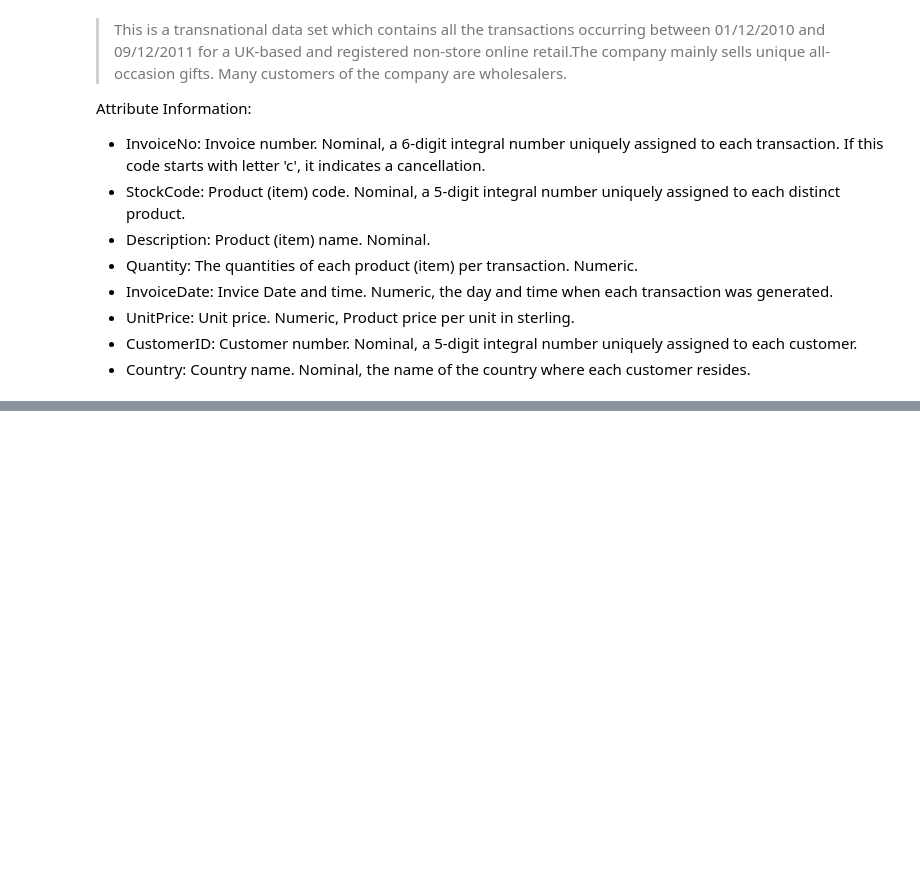
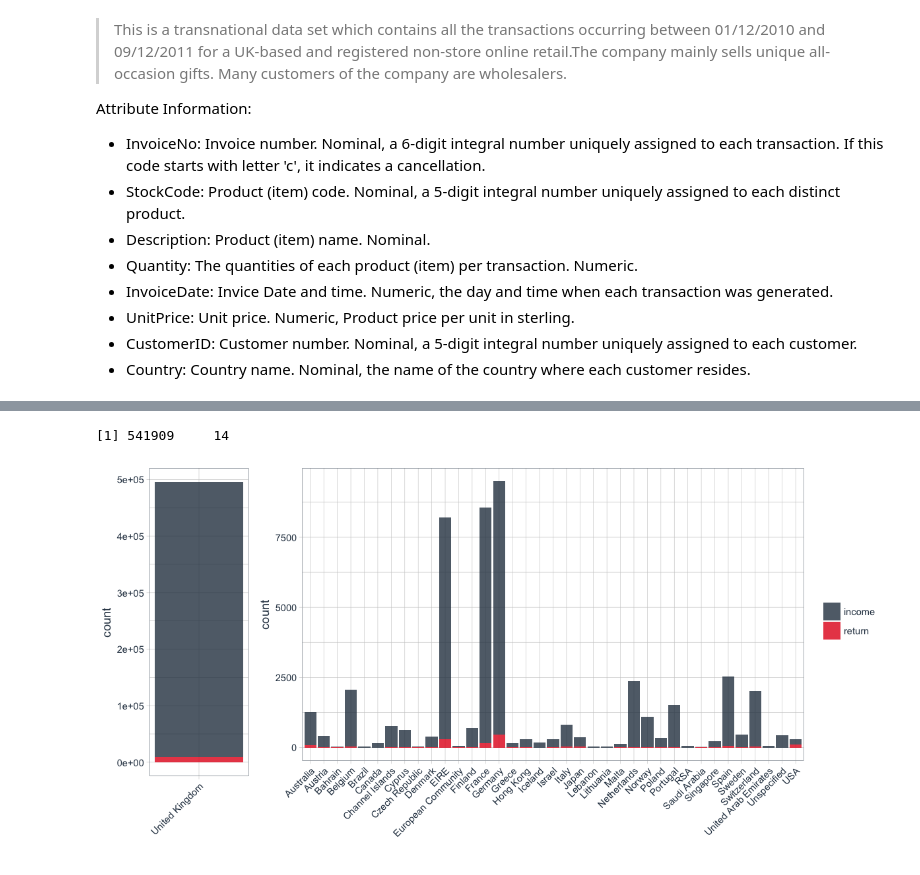
Before and after one commit to Data-Science-FMI/introduction-to-data-science-2017, a Jupyter notebook: labs/lab_3/online_retail.ipynb, the cells around one changed output, grey strips where cells are left out. Cells and saved outputs as stored; diff of their text form; code cells hidden in the pictures; blank space fills up the shorter version.

```diff
--- a/labs/lab_3/online_retail.ipynb
+++ b/labs/lab_3/online_retail.ipynb
@@ -46,10 +31,4 @@ retail <- read_csv("data/data.csv",
                       UnitPrice = col_double(),
                       CustomerID = col_integer(),
                       Country = col_character()
-                      )) %>%
-  mutate(day = parse_date(format(InvoiceDate, "%Y-%m-%d")),
-         day_of_week = wday(day, label = TRUE),
-         time = parse_time(format(InvoiceDate, "%H:%M")),
-         month = format(InvoiceDate, "%m"),
-         income = Quantity * UnitPrice,
-         income_return = ifelse(Quantity > 0, "income", "return"))
+                      ))
@@ -75,0 +35,2 @@ retail
+# %%
+retail$Description <- iconv(retail$Description, "ascii", "utf-8")
@@ -75,0 +59,10 @@ retail
+# %%
+retail <- retail %>%
+    mutate(
+        date = parse_date(format(invoice_date, "%Y-%m-%d")),
+        day_of_week = wday(date, label = TRUE),
+        time = parse_time(format(invoice_date, "%H:%M")),
+        month = format(invoice_date, "%m"),
+        income = quantity * unit_price,
+        income_return = ifelse(quantity > 0, "income", "return")
+    )
@@ -75,0 +79,31 @@ retail
+# %%
+dim(retail)
+# %% [output]
+[1] 541909     14
+# %%
+options(repr.plot.width=10, repr.plot.height=5)
+
+p1 <- retail %>%
+  filter(country == "United Kingdom") %>%
+  ggplot(aes(x = country, fill = income_return)) +
+    geom_bar(alpha = 0.8) +
+    scale_fill_manual(values = palette_light()) +
+    theme_tq() +
+    theme(axis.text.x = element_text(angle = 45, vjust = 1, hjust = 1)) +
+    guides(fill = FALSE) +
+    labs(x = "")
+
+p2 <- retail %>%
+  filter(country != "United Kingdom") %>%
+  ggplot(aes(x = country, fill = income_return)) +
+    geom_bar(alpha = 0.8) +
+    scale_fill_manual(values = palette_light()) +
+    theme_tq() +
+    theme(legend.position = "right") +
+    theme(axis.text.x = element_text(angle = 45, vjust = 1, hjust = 1)) +
+    labs(x = "",
+         fill = "")
+
+grid.arrange(p1, p2, widths = c(0.2, 0.8))
+# %% [output]
+[figure, added]
```
Also changed, not shown: parts of 27 cells of this notebook.
